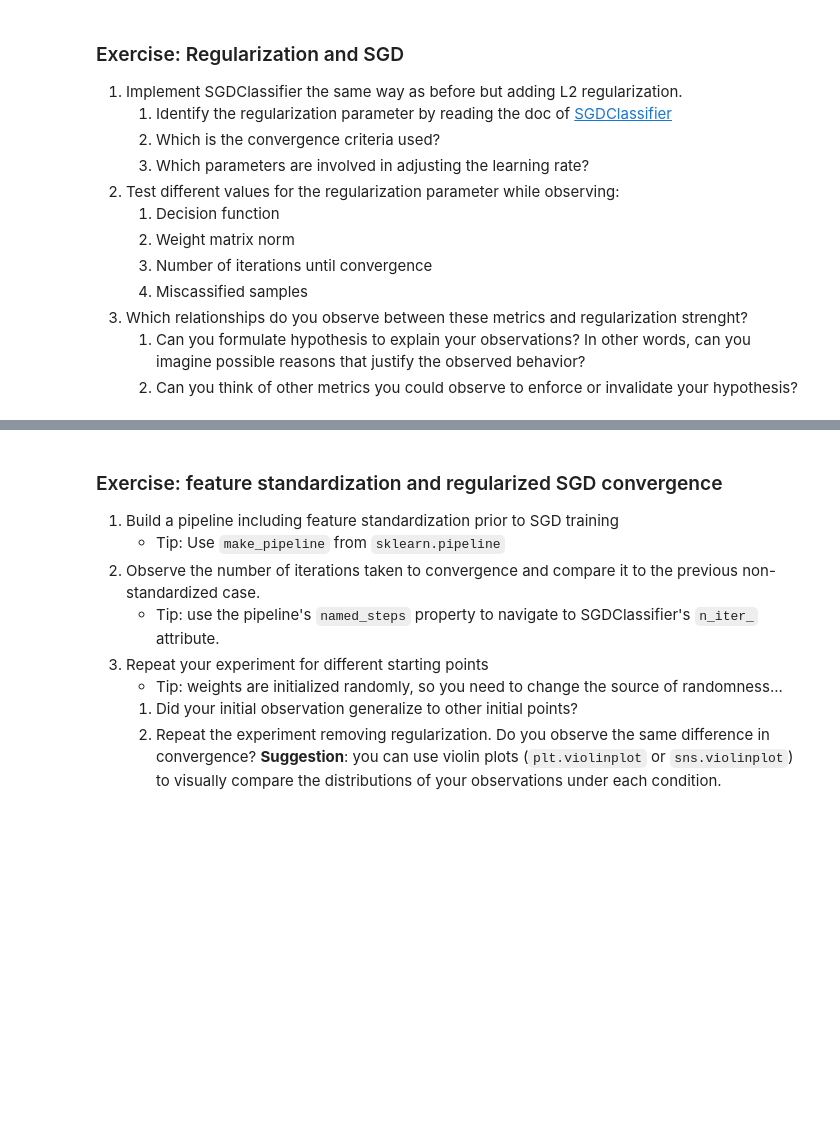
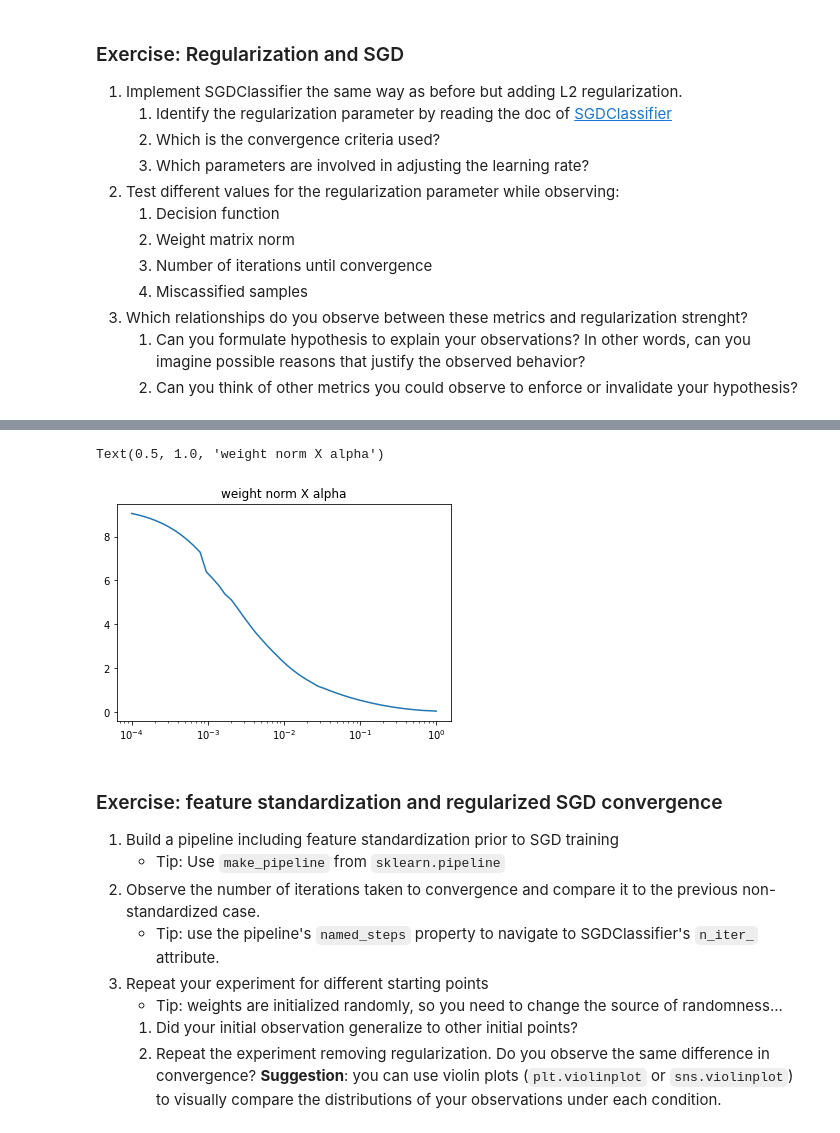
Before and after one commit to thalitadru/ml-class-epf, a Jupyter notebook: LabAssignment1_complete.ipynb, the cells around one changed output, grey strips where cells are left out. Cells and saved outputs as stored; diff of their text form; code cells hidden in the pictures; blank space fills up the shorter version.

```diff
--- a/LabAssignment1_complete.ipynb
+++ b/LabAssignment1_complete.ipynb
@@ -231,3 +271,9 @@ for alpha in [1e-3, 1e-2, 0.1]:
+# %%
+plt.semilogx(alphas, w_norms)
+plt.title("weight norm X alpha")
+# %% [output]
+Text(0.5, 1.0, 'weight norm X alpha')
+[figure, added]
 # %% [markdown]
 ### Exercise: feature standardization and regularized SGD convergence
 1. Build a pipeline including feature standardization prior to SGD training
```
Also changed, not shown: parts of 8 cells of this notebook.
